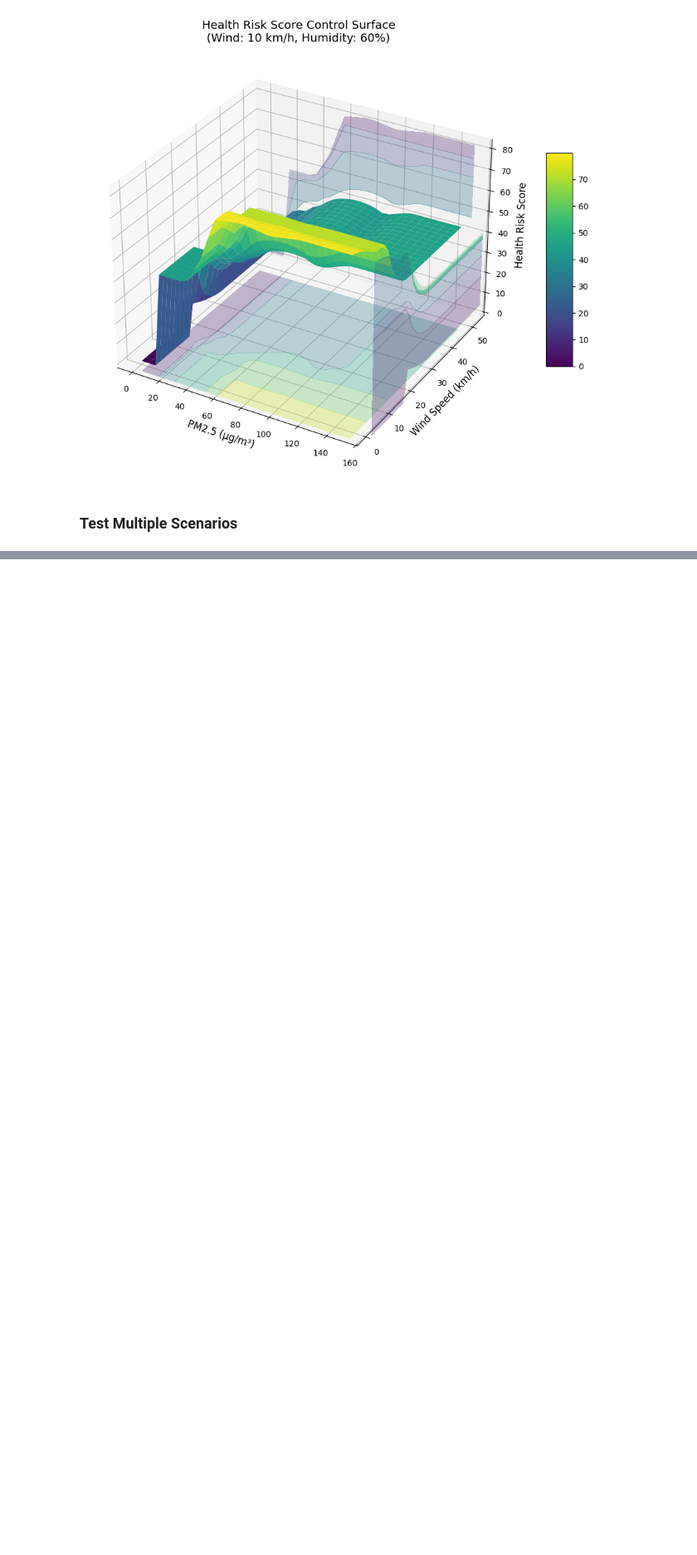
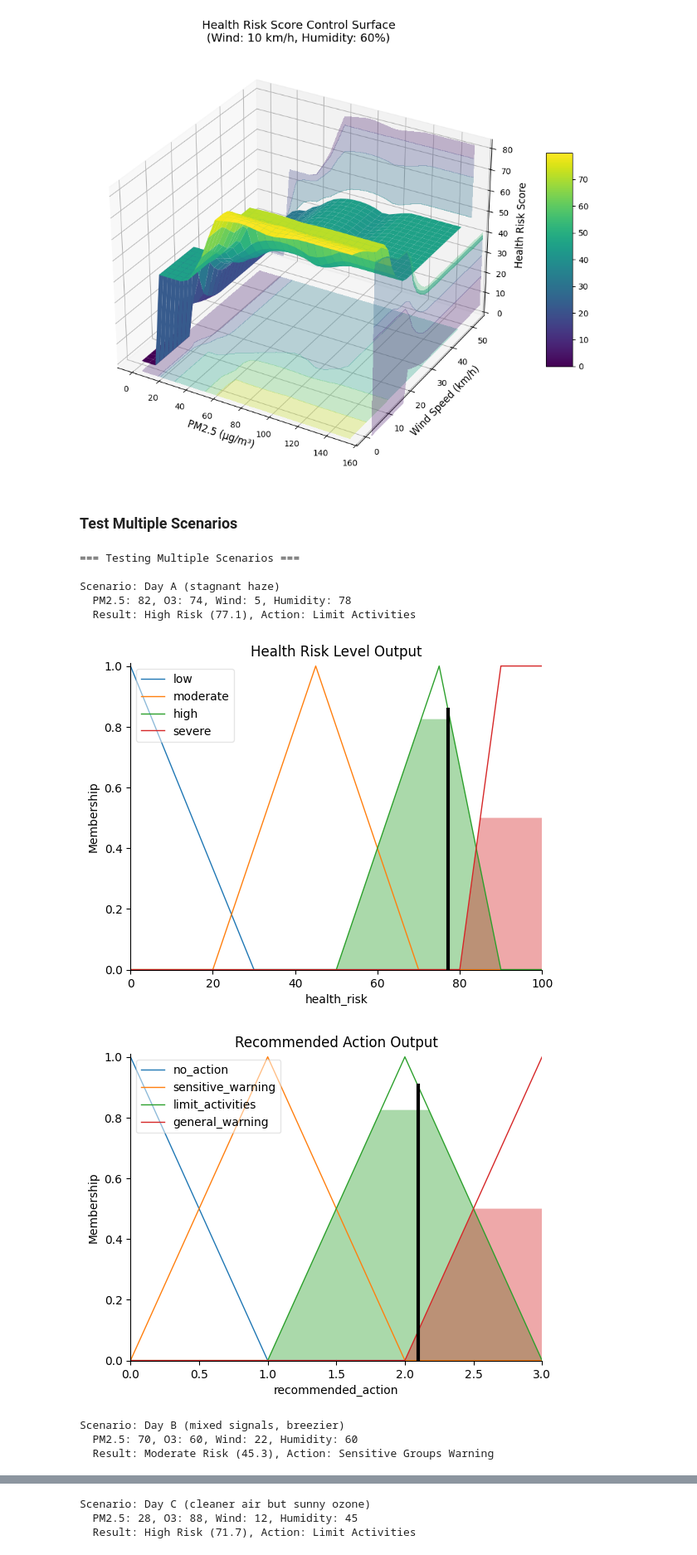
Before and after one commit to Ivan35jr/CSC3034---Fuzzy-Inteference-System, a Jupyter notebook: fuzzy_sys.ipynb, the cells around one changed output, grey strips where cells are left out. Shown at 83% size. Drawn from its saved outputs; the diff is of its cells as text; code cells hidden in the pictures; blank space fills up the shorter version.

Commit message:
test: add visualization for test case output

```diff
--- a/fuzzy_sys.ipynb
+++ b/fuzzy_sys.ipynb
@@ -260,9 +260,9 @@ plot3d_air_quality(x, y, z_health_risk, "Health Risk Score",
 print("\n=== Testing Multiple Scenarios ===")
 
 test_scenarios = [
-    {"pm25": 15, "ozone": 40, "wind": 20, "humidity": 50, "desc": "Good day"},
-    {"pm25": 45, "ozone": 70, "wind": 8, "humidity": 65, "desc": "Moderate pollution, low wind"},
-    {"pm25": 80, "ozone": 90, "wind": 5, "humidity": 80, "desc": "High pollution, stagnant conditions"},
+    {"pm25": 82, "ozone": 74, "wind": 5,  "humidity": 78, "desc": "Day A (stagnant haze)"},
+    {"pm25": 70, "ozone": 60, "wind": 22, "humidity": 60, "desc": "Day B (mixed signals, breezier)"},
+    {"pm25": 28, "ozone": 88, "wind": 12, "humidity": 45, "desc": "Day C (cleaner air but sunny ozone)"},
 ]
 
 for scenario in test_scenarios:
@@ -272,30 +272,49 @@ for scenario in test_scenarios:
     air_quality_sim.input['humidity'] = scenario["humidity"]
 
     air_quality_sim.compute()
 
     risk_score = air_quality_sim.output['health_risk']
     action_value = air_quality_sim.output['recommended_action']
 
     # Determine risk level
     if risk_score <= 30:
         risk_level = "Low"
     elif risk_score <= 60:
         risk_level = "Moderate"
     elif risk_score <= 80:
         risk_level = "High"
     else:
         risk_level = "Severe"
 
     # Determine action
     if action_value <= 0.75:
         action_text = "No Action"
     elif action_value <= 1.75:
         action_text = "Sensitive Groups Warning"
     elif action_value <= 2.5:
         action_text = "Limit Activities"
     else:
         action_text = "General Warning"
 
     print(f"\nScenario: {scenario['desc']}")
     print(f"  PM2.5: {scenario['pm25']}, O3: {scenario['ozone']}, Wind: {scenario['wind']}, Humidity: {scenario['humidity']}")
     print(f"  Result: {risk_level} Risk ({risk_score:.1f}), Action: {action_text}")
+
+    health_risk.view(sim=air_quality_sim)
+    plt.title('Health Risk Level Output')
+    plt.show()
+
+    recommended_action.view(sim=air_quality_sim)
+    plt.title('Recommended Action Output')
+    plt.show()
+# %% [output]
+=== Testing Multiple Scenarios ===
+
+Scenario: Day A (stagnant haze)
+  PM2.5: 82, O3: 74, Wind: 5, Humidity: 78
+  Result: High Risk (77.1), Action: Limit Activities
+[figure, added]
+[figure, added]
+Scenario: Day B (mixed signals, breezier)
+  PM2.5: 70, O3: 60, Wind: 22, Humidity: 60
+  Result: Moderate Risk (45.3), Action: Sensitive Groups Warning
@@ -301,0 +323,3 @@ for scenario in test_scenarios:
+Scenario: Day C (cleaner air but sunny ozone)
+  PM2.5: 28, O3: 88, Wind: 12, Humidity: 45
+  Result: High Risk (71.7), Action: Limit Activities
```
Also changed, not shown: parts of 2 cells of this notebook.
